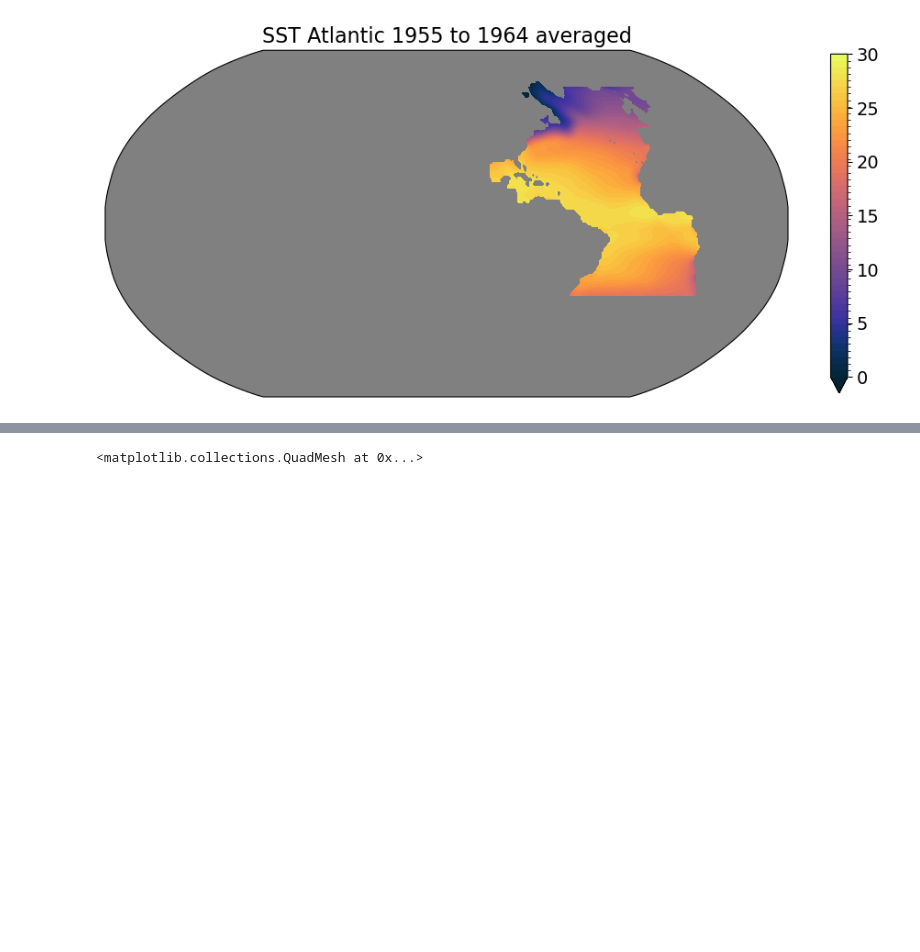
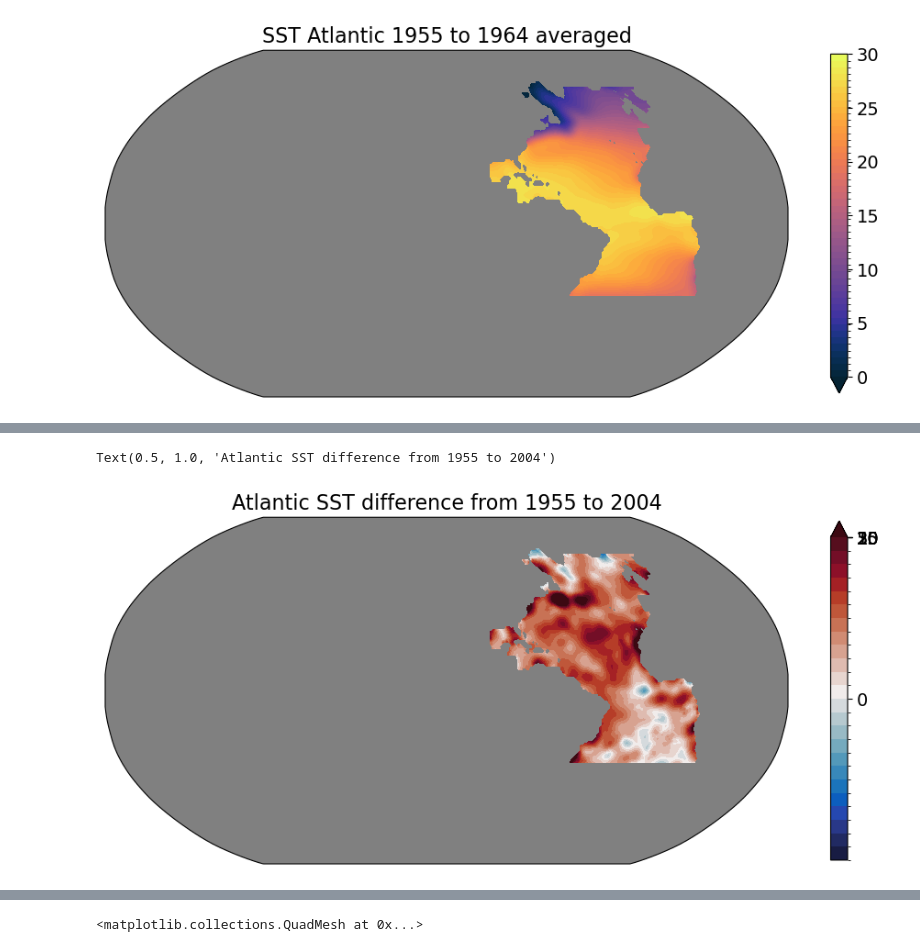
Before and after one commit to EES-3506-5506/Kelly_FinalPrG1, a Jupyter notebook: notebooks/Getting_Started.ipynb, the cells around one changed output, grey strips where cells are left out. Saved outputs shown, nothing was run; the diff lists cells and outputs as text; code cells hidden in the pictures; blank space fills up the shorter version.

```diff
--- a/notebooks/Getting_Started.ipynb
+++ b/notebooks/Getting_Started.ipynb
@@ -146,2 +150,4 @@ woa18_1965_74_atlantic = woa18_1965_74_potential_temp*atlanticocean
+# %%
+woa18_1994_04_atlantic = woa18_1994_04_potential_temp*atlanticocean
 # %%
 woa18_2005_17_atlantic = woa18_2005_17_potential_temp*atlanticocean
@@ -147,0 +160,2 @@ woa18_2005_17_atlantic = woa18_2005_17_potential_temp*atlanticocean
+# %%
+difference55_04 = woa18_1994_04_atlantic - woa18_1955_64_atlantic
@@ -212,0 +286,19 @@ Text(0.5, 1.0, 'SST Atlantic 1965 to 1974 averaged')
+# %%
+subplot_kws = dict(projection=ccrs.Robinson(central_longitude=-120),facecolor='grey')
+
+plt.figure(figsize=[12,8])
+
+p = difference55_04.isel(depth=0).plot.contourf(x='lon',y='lat',
+                         cmap=cmocean.cm.balance,
+                         vmin=-1,vmax=1,levels=25,
+                         subplot_kws = subplot_kws,
+                         transform=ccrs.PlateCarree(),
+                         add_colorbar=False)
+
+# add separate colorbar
+cb = plt.colorbar(p, ticks=[0,5,10,15,20,25,30], shrink=0.6)
+cb.ax.tick_params(labelsize=14)
+plt.title("Atlantic SST difference from 1955 to 2004",fontsize=16)
+# %% [output]
+Text(0.5, 1.0, 'Atlantic SST difference from 1955 to 2004')
+[figure, added]
```
Also changed, not shown: parts of 16 cells of this notebook.
